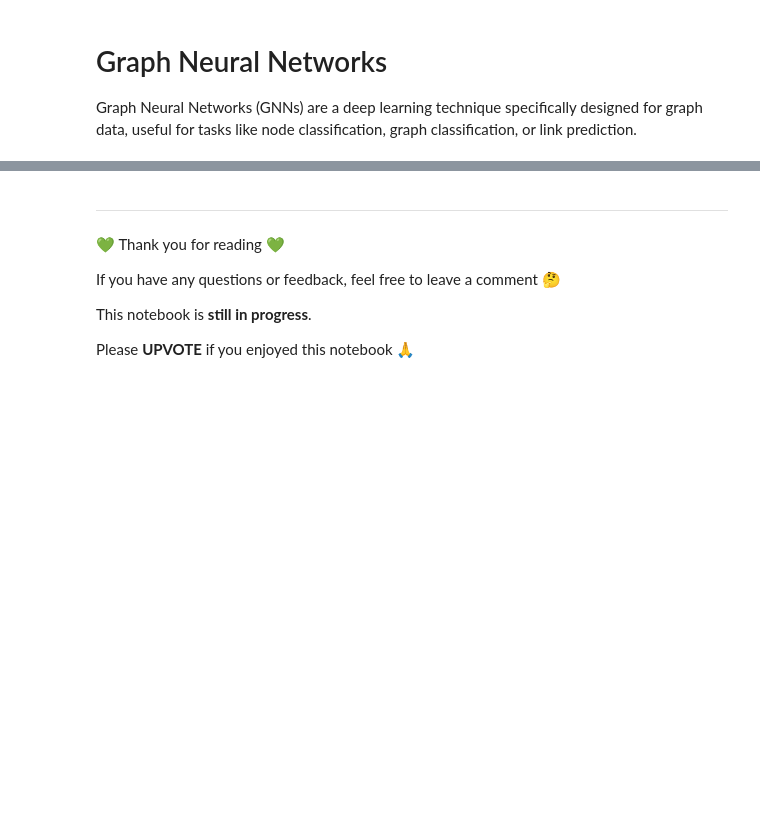
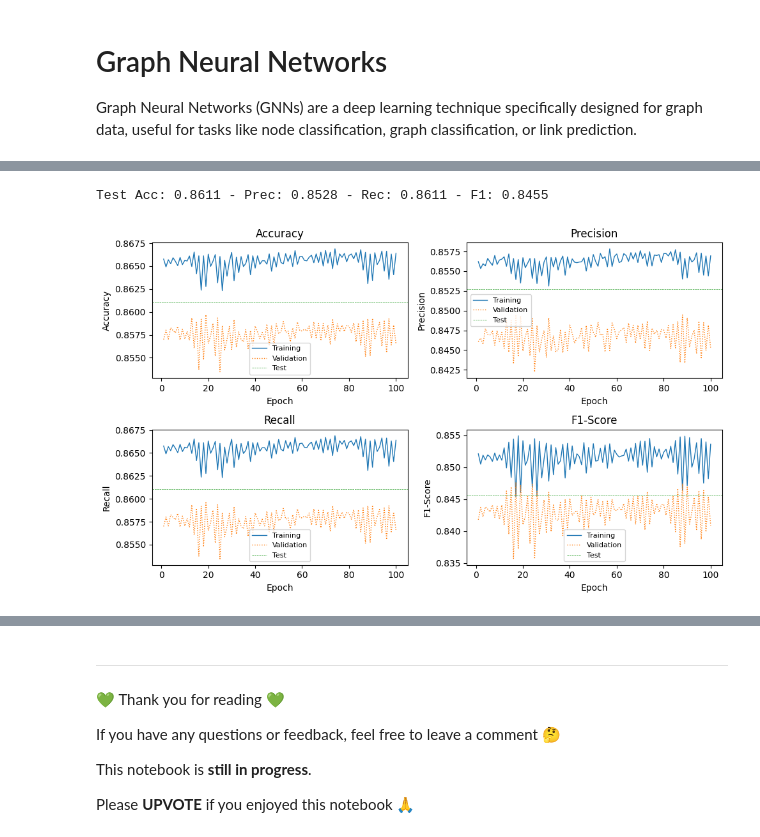
Before and after one commit to PeeteKeesel/kaggle-verse, a Jupyter notebook: bitcoin-transactions-graph-neural-networks.ipynb, the cells around one changed output, grey strips where cells are left out. Drawn from its saved outputs; the diff is of its cells as text; code cells hidden in the pictures; blank space fills up the shorter version.

```diff
--- a/bitcoin-transactions-graph-neural-networks.ipynb
+++ b/bitcoin-transactions-graph-neural-networks.ipynb
@@ -690,5 +815,0 @@ class GCN(torch.nn.Module):
-# %%
-in_channels = data.num_node_features
-out_channels = len(torch.unique(data.y))
-
-model = GCN(in_channels=in_channels, out_channels=out_channels).to(device)
@@ -735,0 +1013,64 @@ AttributeError: 'NoneType' object has no attribute 'size'
+# %%
+# -------- #
+# Evaluate #
+# -------- #
+
+model.eval()
+with torch.no_grad():
+
+    test_metrics = evaluate(model, data, data.test_mask)
+    test_acc = test_metrics.get('accuracy')
+    test_prec = test_metrics.get('precision')
+    test_rec = test_metrics.get('recall')
+    test_f1 = test_metrics.get('f1_score')
+
+    print(f'Test Acc: {test_acc:.4f} - Prec: {test_prec:.4f} - Rec: {test_rec:.4f} - F1: {test_f1:.4f}')
+# %% [output]
+Test Acc: 0.8611 - Prec: 0.8528 - Rec: 0.8611 - F1: 0.8455
+# %%
+plt.figure(figsize=(10, 6))
+
+# --- Accuracy ----
+plt.subplot(2, 2, 1)
+plt.plot(range(1, NUM_EPOCHS + 1), train_accuracies, color='C0', linewidth=1.0, label='Training')
+plt.plot(range(1, NUM_EPOCHS + 1), val_accuracies, color='C1', linewidth=1.0, label='Validation', linestyle=':')
+plt.axhline(y=test_acc, color='C2', linewidth=0.5, linestyle='--', label='Test')
+plt.xlabel('Epoch')
+plt.ylabel('Accuracy')
+plt.legend(fontsize=8)
+plt.title('Accuracy')
+
+# --- Precision ---
+plt.subplot(2, 2, 2)
+plt.plot(range(1, NUM_EPOCHS + 1), train_precisions, color='C0', linewidth=1.0, label='Training')
+plt.plot(range(1, NUM_EPOCHS + 1), val_precisions, color='C1', linewidth=1.0, label='Validation', linestyle=':')
+plt.axhline(y=test_prec, color='C2', linewidth=0.5, linestyle='--', label='Test')
+plt.xlabel('Epoch')
+plt.ylabel('Precision')
+plt.legend(fontsize=8)
+plt.title('Precision')
+
+# --- Recall ---
+plt.subplot(2, 2, 3)
+plt.plot(range(1, NUM_EPOCHS + 1), train_recalls, color='C0', linewidth=1.0, label='Training')
+plt.plot(range(1, NUM_EPOCHS + 1), val_recalls, color='C1', linewidth=1.0, label='Validation', linestyle=':')
+plt.axhline(y=test_rec, color='C2', linewidth=0.5, linestyle='--', label='Test')
+plt.xlabel('Epoch')
+plt.ylabel('Recall')
+plt.legend(fontsize=8)
+plt.title('Recall')
+
+# --- F1-Score ---
+plt.subplot(2, 2, 4)
+plt.plot(range(1, NUM_EPOCHS + 1), train_f1_scores, linewidth=1.0, color='C0', label='Training')
+plt.plot(range(1, NUM_EPOCHS + 1), val_f1_scores, linewidth=1.0, color='C1', label='Validation', linestyle=':')
+plt.axhline(y=test_f1, color='C2', linewidth=0.5, linestyle='--', label='Test')
+plt.xlabel('Epoch')
+plt.ylabel('F1-Score')
+plt.legend(fontsize=8)
+plt.title('F1-Score')
+
+plt.tight_layout()
+plt.show()
+# %% [output]
+[figure, added]
```
Also changed, not shown: parts of 37 cells of this notebook.
